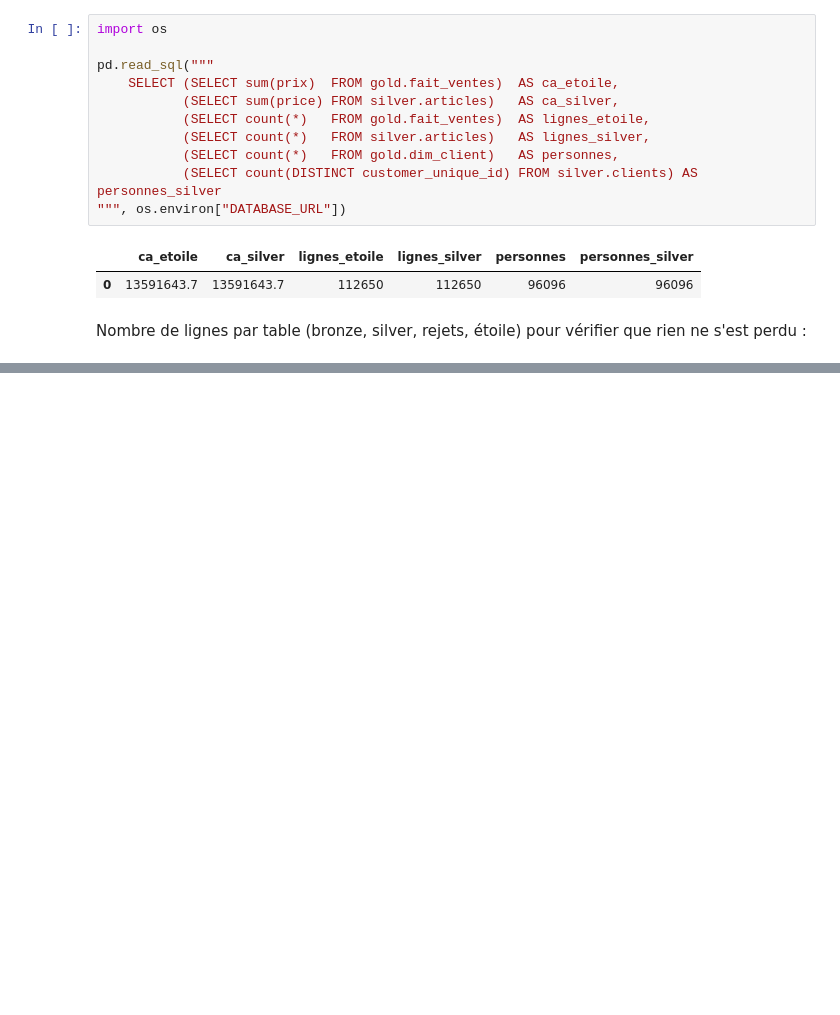
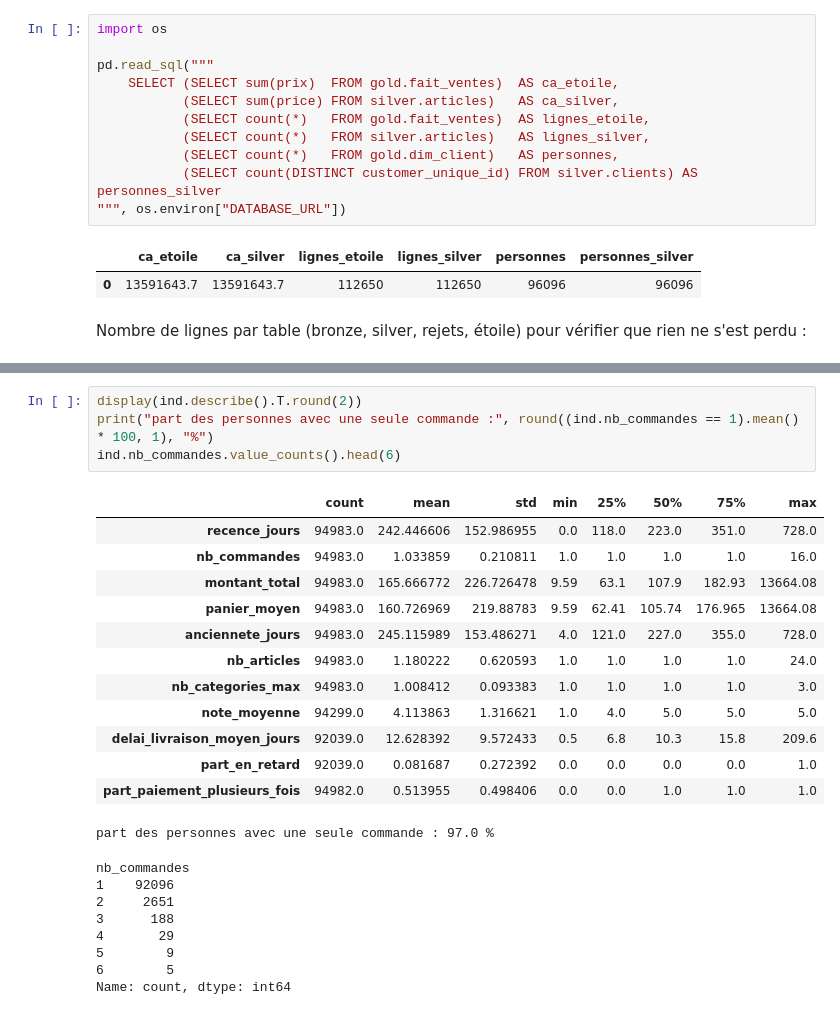
Before and after one commit to RaphaelDM/DataCoreStreaming, a Jupyter notebook: notebooks/01_exploration.ipynb, the cells around one changed output, grey strips where cells are left out. Saved outputs shown, nothing was run; the diff lists cells and outputs as text; blank space fills up the shorter version.

```diff
--- a/notebooks/01_exploration.ipynb
+++ b/notebooks/01_exploration.ipynb
@@ -944,0 +994,26 @@ pd.read_sql(requete, os.environ["DATABASE_URL"])
+# %%
+display(ind.describe().T.round(2))
+print("part des personnes avec une seule commande :", round((ind.nb_commandes == 1).mean() * 100, 1), "%")
+ind.nb_commandes.value_counts().head(6)
+# %% [output]
+|  | count | mean | std | min | 25% | 50% | 75% | max |
+| recence_jours | 94983.0 | 242.446606 | 152.986955 | 0.0 | 118.0 | 223.0 | 351.0 | 728.0 |
+| nb_commandes | 94983.0 | 1.033859 | 0.210811 | 1.0 | 1.0 | 1.0 | 1.0 | 16.0 |
+| montant_total | 94983.0 | 165.666772 | 226.726478 | 9.59 | 63.1 | 107.9 | 182.93 | 13664.08 |
+| panier_moyen | 94983.0 | 160.726969 | 219.88783 | 9.59 | 62.41 | 105.74 | 176.965 | 13664.08 |
+| anciennete_jours | 94983.0 | 245.115989 | 153.486271 | 4.0 | 121.0 | 227.0 | 355.0 | 728.0 |
+| nb_articles | 94983.0 | 1.180222 | 0.620593 | 1.0 | 1.0 | 1.0 | 1.0 | 24.0 |
+| nb_categories_max | 94983.0 | 1.008412 | 0.093383 | 1.0 | 1.0 | 1.0 | 1.0 | 3.0 |
+| note_moyenne | 94299.0 | 4.113863 | 1.316621 | 1.0 | 4.0 | 5.0 | 5.0 | 5.0 |
+| delai_livraison_moyen_jours | 92039.0 | 12.628392 | 9.572433 | 0.5 | 6.8 | 10.3 | 15.8 | 209.6 |
+| part_en_retard | 92039.0 | 0.081687 | 0.272392 | 0.0 | 0.0 | 0.0 | 0.0 | 1.0 |
+| part_paiement_plusieurs_fois | 94982.0 | 0.513955 | 0.498406 | 0.0 | 0.0 | 1.0 | 1.0 | 1.0 |
+part des personnes avec une seule commande : 97.0 %
+nb_commandes
+1    92096
+2     2651
+3      188
+4       29
+5        9
+6        5
+Name: count, dtype: int64
```
Also changed, not shown: parts of 13 cells of this notebook, 5 other files.
